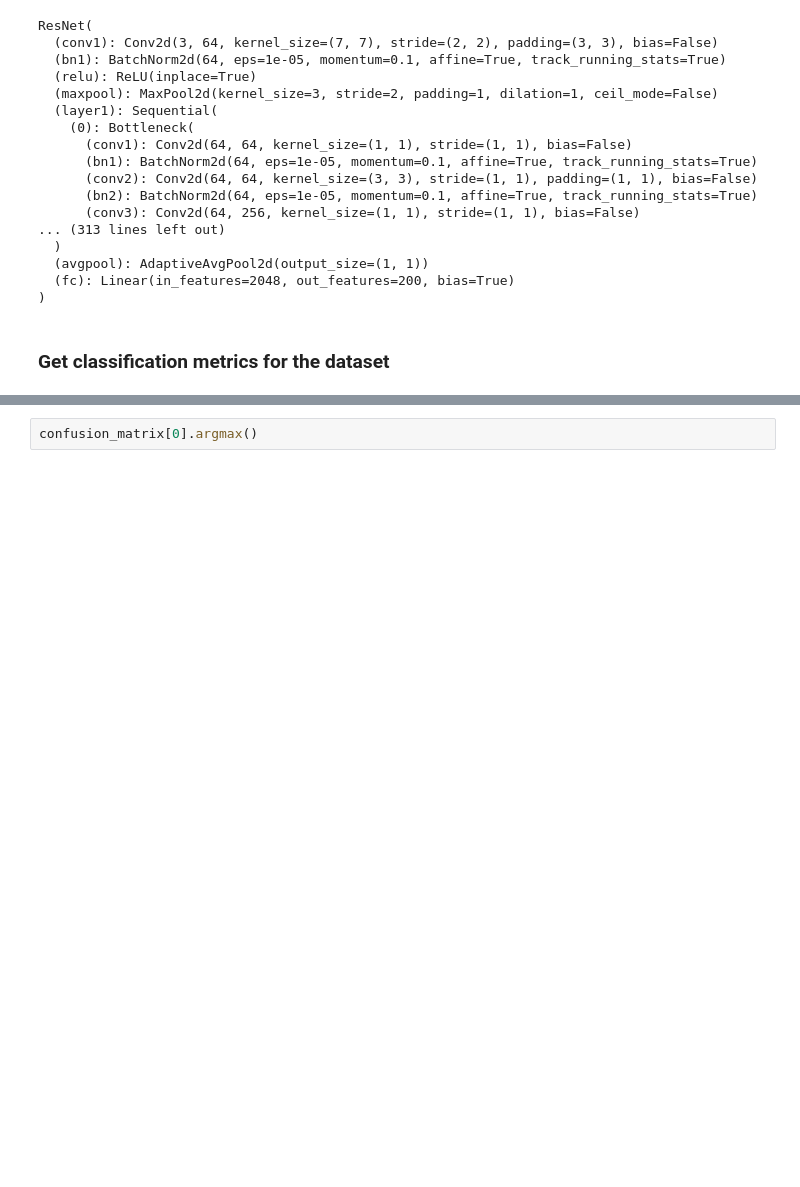
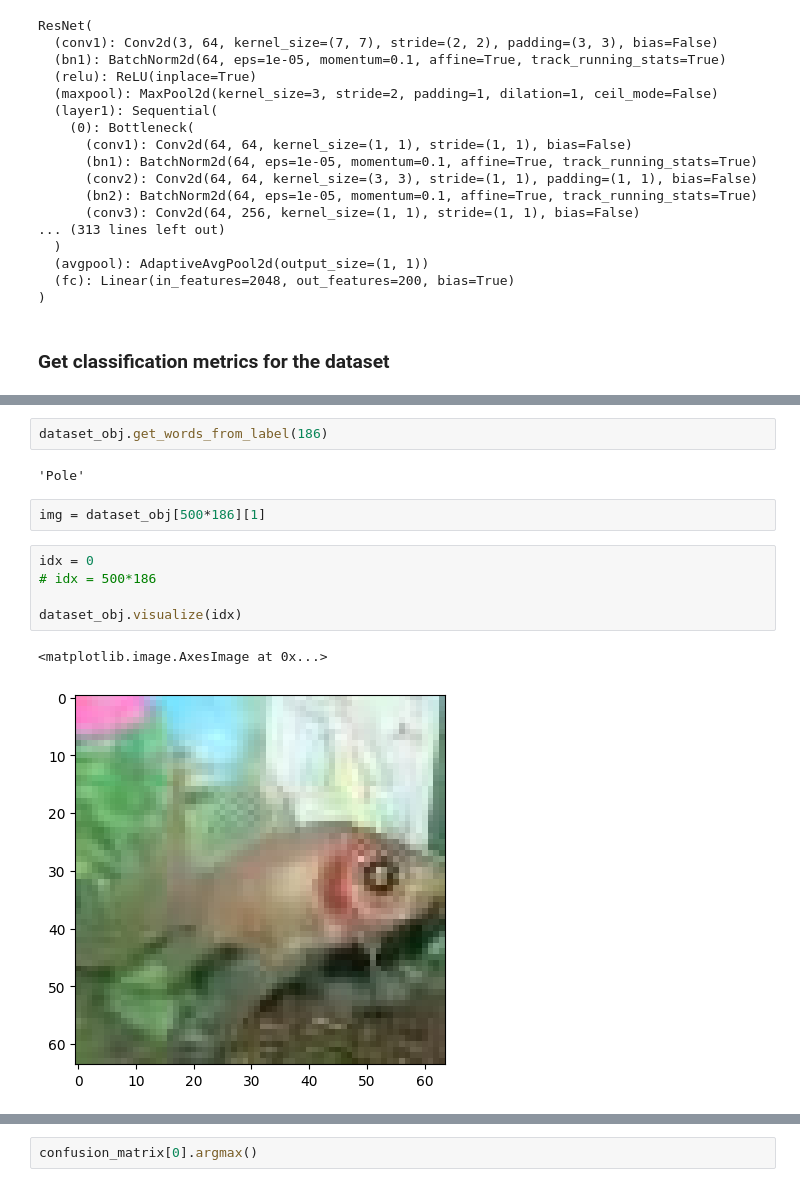
Before and after one commit to 0xInfty/Autoguided, a Jupyter notebook: Images/analysis/ClassifierModel.ipynb, the cells around one changed output, grey strips where cells are left out. Saved outputs shown, nothing was run; the diff lists cells and outputs as text; blank space fills up the shorter version.

```diff
--- a/Images/analysis/ClassifierModel.ipynb
+++ b/Images/analysis/ClassifierModel.ipynb
@@ -251,0 +280,14 @@ TypeError: DataLoader.__init__() got multiple values for argument 'shuffle'
+# %%
+dataset_obj.get_words_from_label(186)
+# %% [output]
+'Pole'
+# %%
+img = dataset_obj[500*186][1]
+# %%
+idx = 0
+# idx = 500*186
+
+dataset_obj.visualize(idx)
+# %% [output]
+<matplotlib.image.AxesImage at 0x...>
+[figure, added]
```
Also changed, not shown: parts of 13 cells of this notebook, 1 other file.
